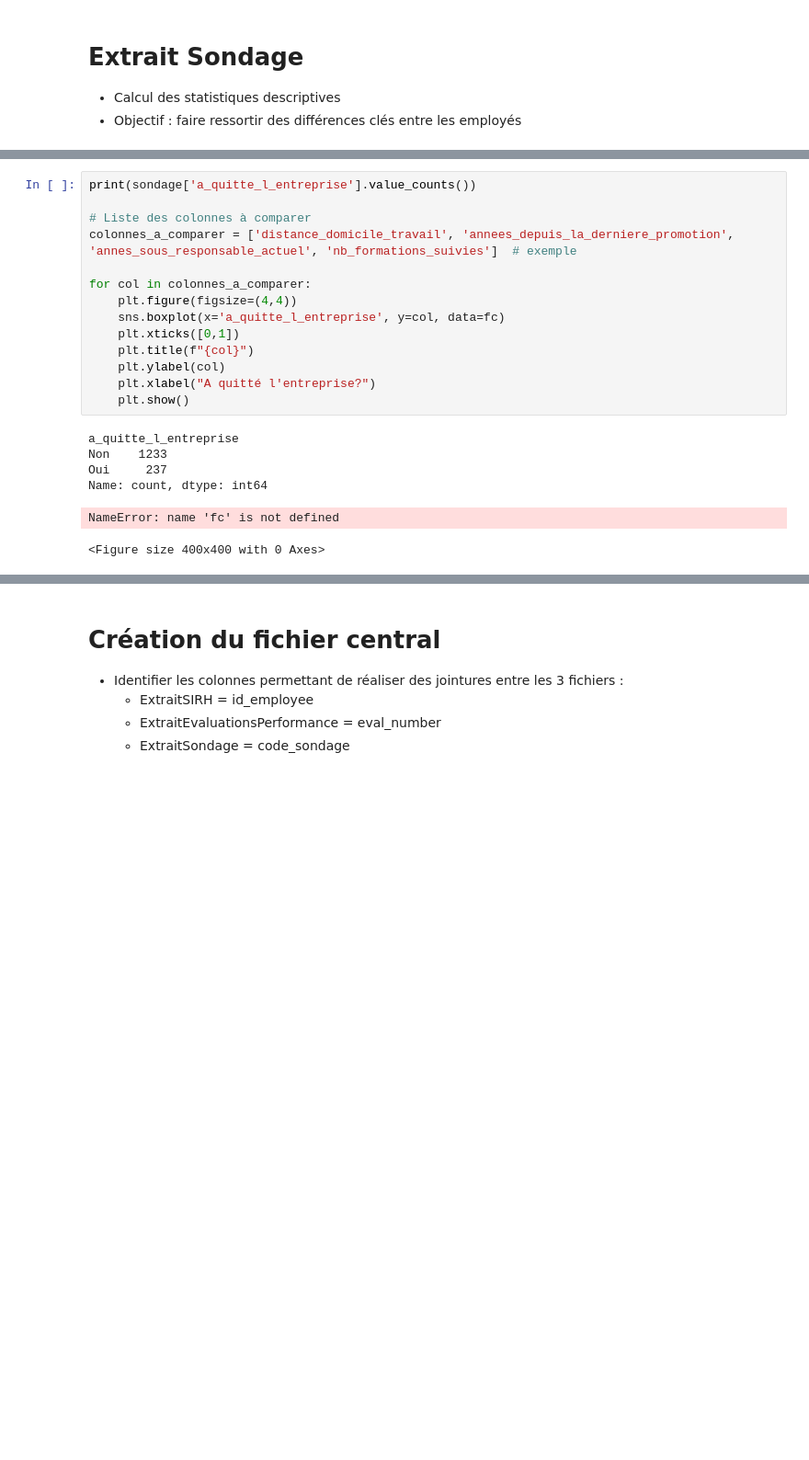
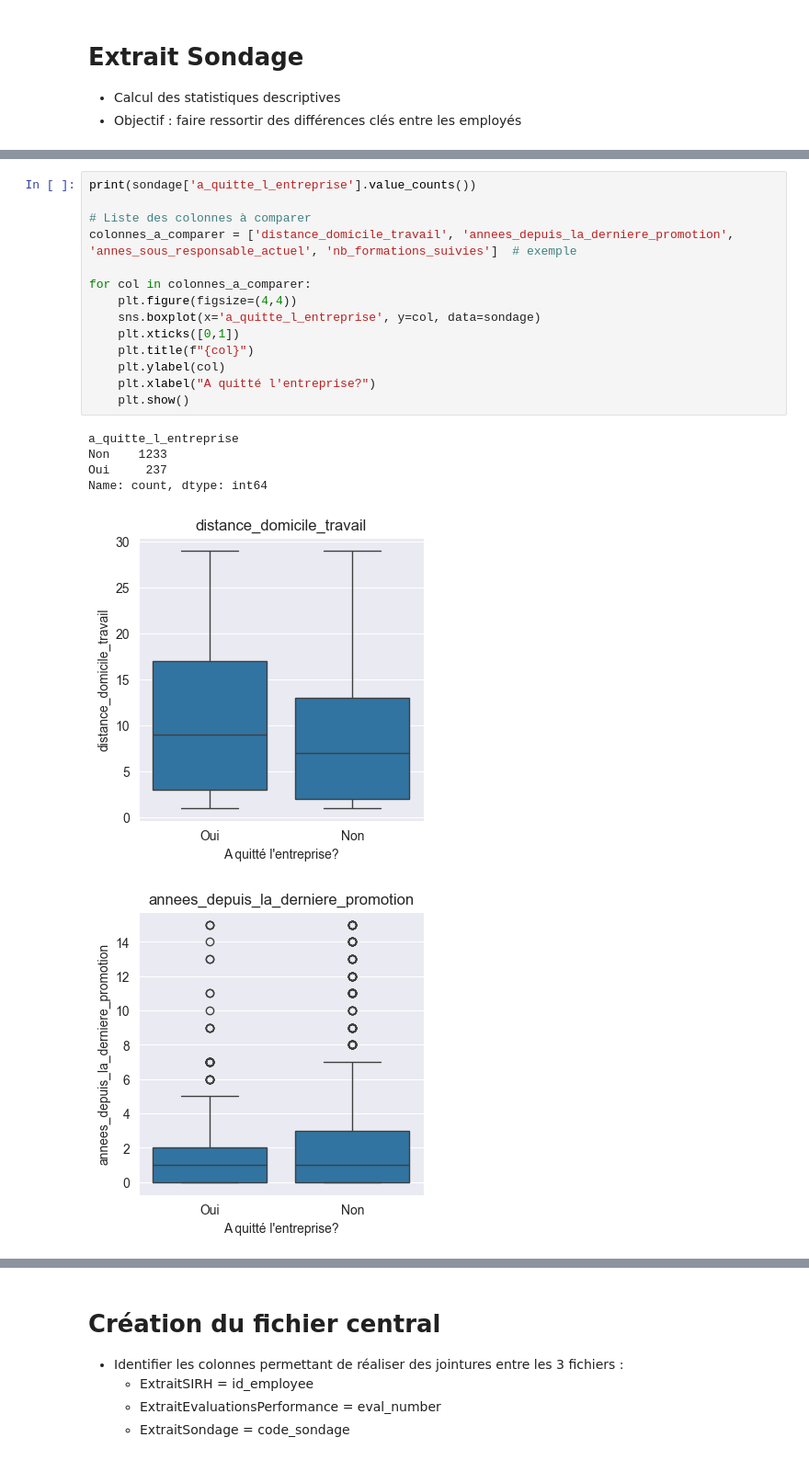
Before and after one commit to ticoraph/HRAnalytics, a Jupyter notebook: 1_Analyse_Exploratoire.ipynb, the cells around one changed output, grey strips where cells are left out. Shown at 92% size. Saved outputs shown, nothing was run; the diff lists cells and outputs as text; blank space fills up the shorter version.

```diff
--- a/1_Analyse_Exploratoire.ipynb
+++ b/1_Analyse_Exploratoire.ipynb
@@ -420,21 +420,21 @@ sondage.head(5)
 # %%
 print(sondage['a_quitte_l_entreprise'].value_counts())
 
 # Liste des colonnes à comparer
 colonnes_a_comparer = ['distance_domicile_travail', 'annees_depuis_la_derniere_promotion', 'annes_sous_responsable_actuel', 'nb_formations_suivies']  # exemple
 
 for col in colonnes_a_comparer:
     plt.figure(figsize=(4,4))
-    sns.boxplot(x='a_quitte_l_entreprise', y=col, data=fc)
+    sns.boxplot(x='a_quitte_l_entreprise', y=col, data=sondage)
     plt.xticks([0,1])
     plt.title(f"{col}")
     plt.ylabel(col)
     plt.xlabel("A quitté l'entreprise?")
     plt.show()
 # %% [output]
 a_quitte_l_entreprise
 Non    1233
 Oui     237
 Name: count, dtype: int64
-NameError: name 'fc' is not defined
-<Figure size 400x400 with 0 Axes>
+[figure, added]
+[figure, added]
```
Also changed, not shown: parts of 3 cells of this notebook, 28 other files.
